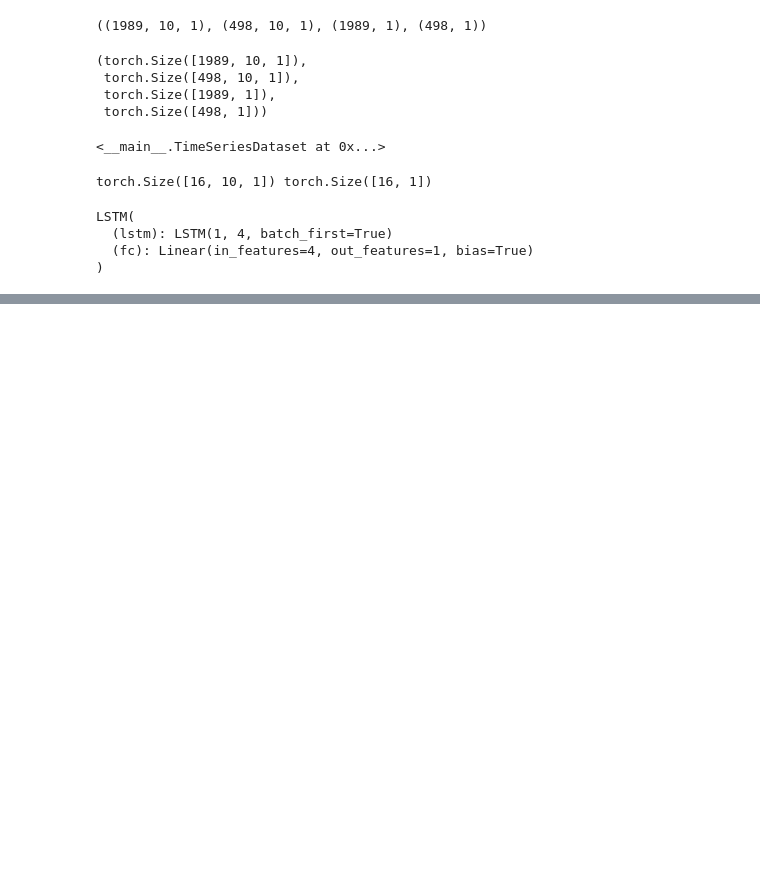
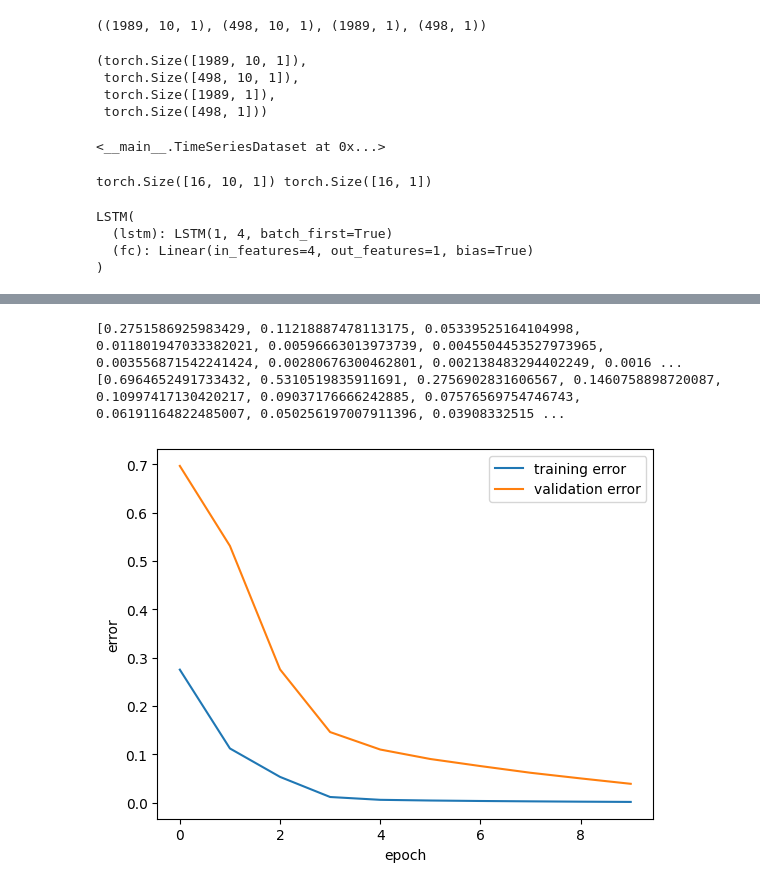
Before and after one commit to xReniar/Stock-Predictor, a Jupyter notebook: utils/nnetwork.ipynb, the cells around one changed output, grey strips where cells are left out. Drawn from its saved outputs; the diff is of its cells as text; code cells hidden in the pictures; blank space fills up the shorter version.

Commit message:
added metric error visualization

```diff
--- a/utils/nnetwork.ipynb
+++ b/utils/nnetwork.ipynb
@@ -284,6 +269,9 @@ LSTM(
   (lstm): LSTM(1, 4, batch_first=True)
   (fc): Linear(in_features=4, out_features=1, bias=True)
 )
+# %%
+train = []
+val = []
 # %%
 def train_one_epoch():
     model.train(True)
@@ -354,4 +343,19 @@ Val Loss: 0.005
 ***************************************************
+# %%
+print(train)
+print(val)
+# %% [output]
+[0.2751586925983429, 0.11218887478113175, 0.05339525164104998, 0.011801947033382021, 0.00596663013973739, 0.0045504453527973965, 0.003556871542241424, 0.00280676300462801, 0.002138483294402249, 0.0016 ...
+[0.6964652491733432, 0.5310519835911691, 0.2756902831606567, 0.1460758898720087, 0.10997417130420217, 0.09037176666242885, 0.07576569754746743, 0.06191164822485007, 0.050256197007911396, 0.03908332515 ...
+# %%
+plt.plot(train, label="training error")
+plt.plot(val, label="validation error")
+plt.xlabel('epoch')
+plt.ylabel('error')
+plt.legend()
+plt.show()
+# %% [output]
+[figure, added]
 # %%
 with torch.no_grad():
     predicted = model(X_train.to(device)).to('cpu').numpy()
```
Also changed, not shown: parts of 20 cells of this notebook.
